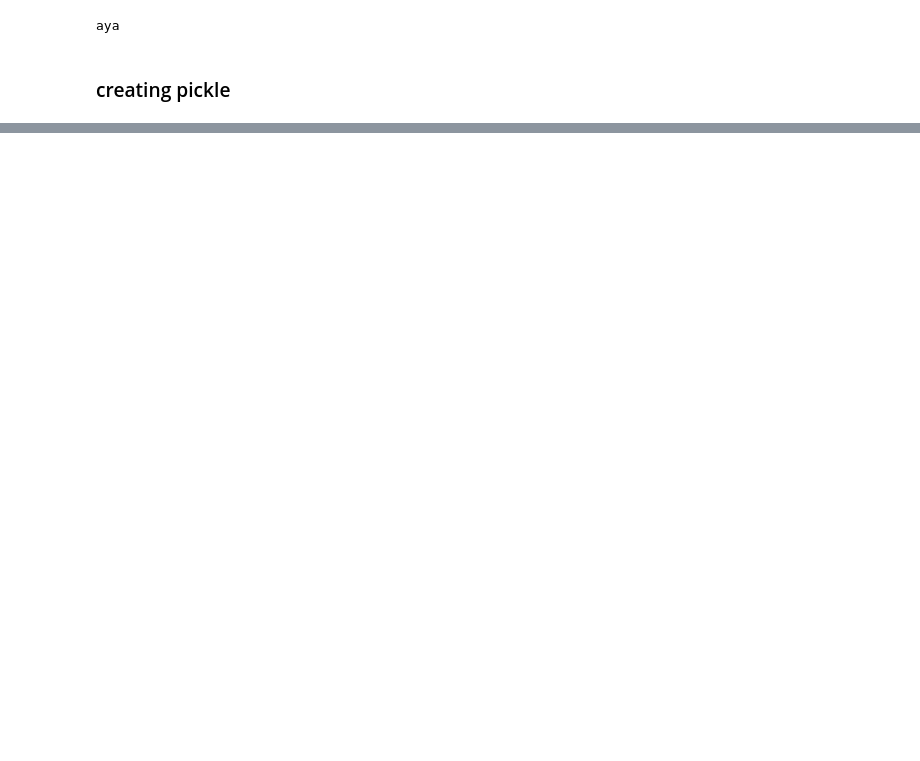
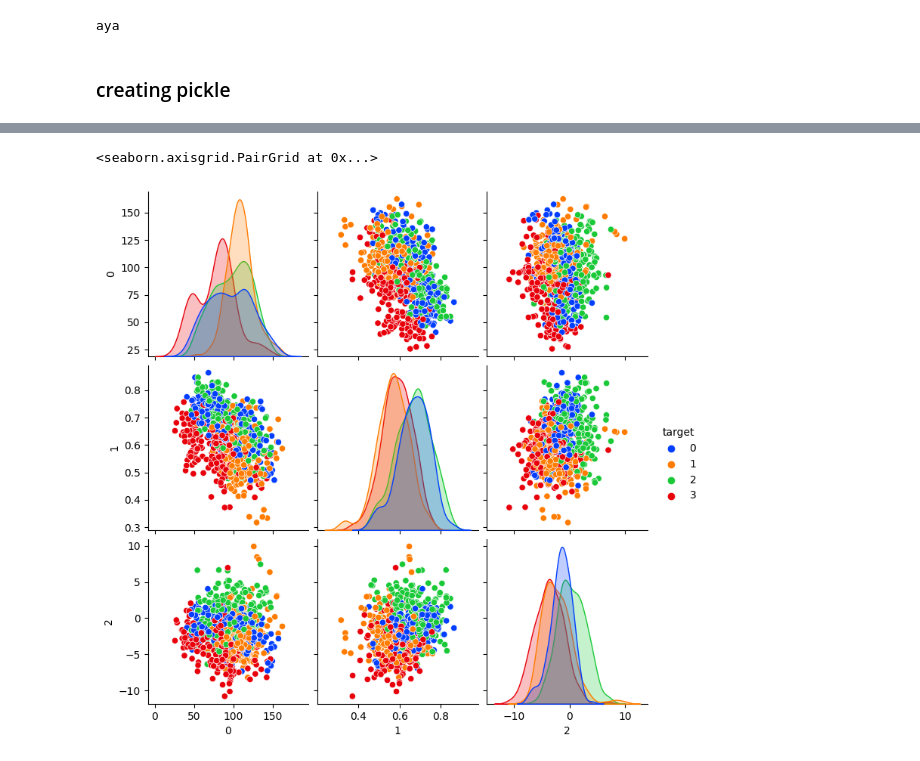
Before and after one commit to omaranwar21/Voice-Fingerprint-Recogintion, a Jupyter notebook: processing/processing.ipynb, the cells around one changed output, grey strips where cells are left out. Saved outputs shown, nothing was run; the diff lists cells and outputs as text; code cells hidden in the pictures; blank space fills up the shorter version.

Commit message:
pairplot in processing file -trial

```diff
--- a/processing/processing.ipynb
+++ b/processing/processing.ipynb
@@ -197,0 +224,19 @@ pickle_out.close()
+# %%
+
+xtrainNew = []
+for i in xTrain:
+    xtrainNew.append([i[1],  i[23]])
+    # xtrainNew.append([i[1], i[55], i[23]])
+xtrainNew = np.array(xtrainNew)
+import seaborn as sns
+model_data = pd.DataFrame(xtrainNew)
+model_data["target"] = yTrain
+sns.pairplot(model_data, hue="target",palette="bright")
+
+# most clear 1 23 33
+# less 34 35 37 63
+#1 56 23 (23 with 56 seems good)
+# 1 55 23 (23 with 55 seems good)
+# %% [output]
+<seaborn.axisgrid.PairGrid at 0x...>
+[figure, added]
```
Also changed, not shown: parts of 8 cells of this notebook, 1 other file.
